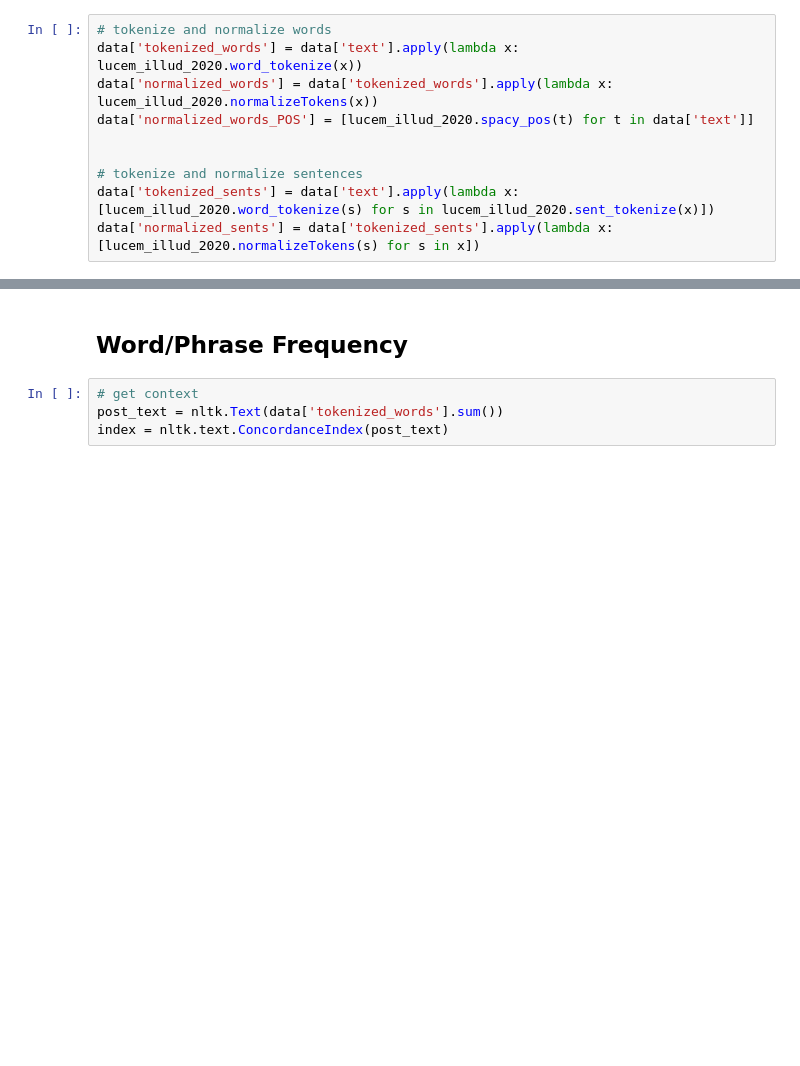
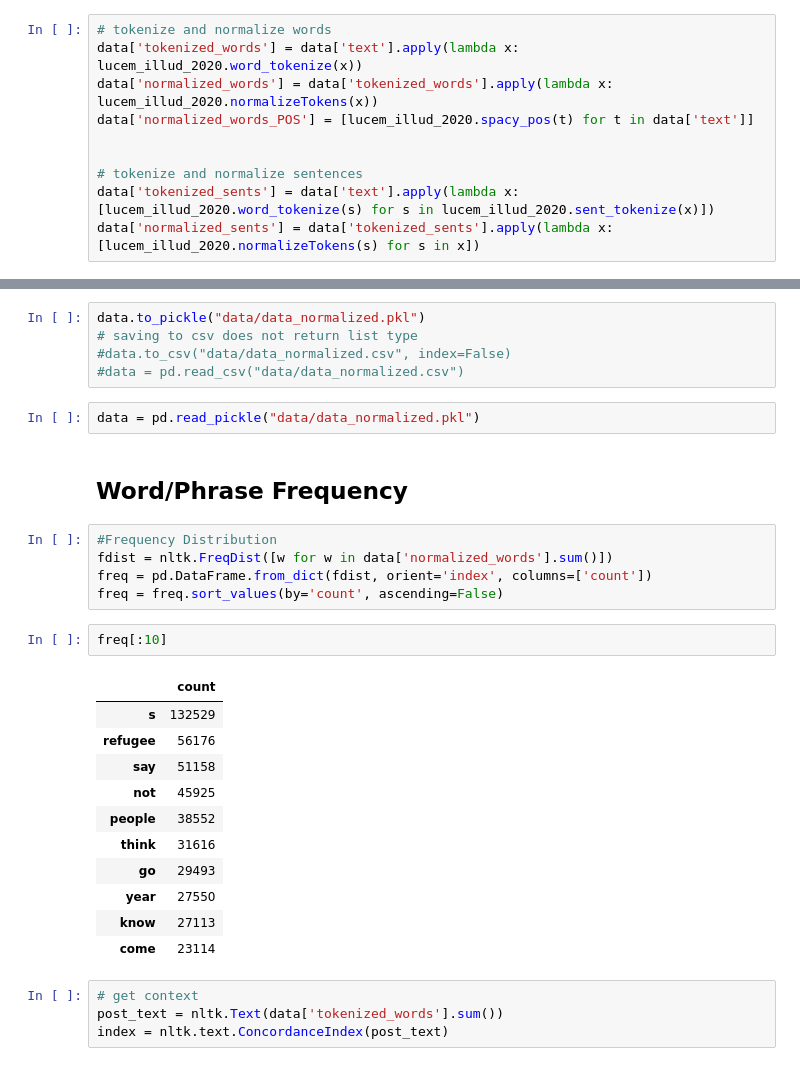
Before and after one commit to rachel-ker/refugeediscourse, a Jupyter notebook: analysis_template.ipynb, the cells around one changed output, grey strips where cells are left out. Cells and saved outputs as stored; diff of their text form; blank space fills up the shorter version.

```diff
--- a/analysis_template.ipynb
+++ b/analysis_template.ipynb
@@ -70,5 +63,31 @@ data[:5]
+# %%
+data.to_pickle("data/data_normalized.pkl")
+# saving to csv does not return list type
+#data.to_csv("data/data_normalized.csv", index=False)
+#data = pd.read_csv("data/data_normalized.csv")
+# %%
+data = pd.read_pickle("data/data_normalized.pkl")
 # %% [markdown]
 ## Word/Phrase Frequency
+# %%
+#Frequency Distribution
+fdist = nltk.FreqDist([w for w in data['normalized_words'].sum()])
+freq = pd.DataFrame.from_dict(fdist, orient='index', columns=['count'])
+freq = freq.sort_values(by='count', ascending=False)
+# %%
+freq[:10]
+# %% [output]
+|  | count |
+| s | 132529 |
+| refugee | 56176 |
+| say | 51158 |
+| not | 45925 |
+| people | 38552 |
+| think | 31616 |
+| go | 29493 |
+| year | 27550 |
+| know | 27113 |
+| come | 23114 |
 # %%
 # get context
 post_text = nltk.Text(data['tokenized_words'].sum())
```
Also changed, not shown: parts of 22 cells of this notebook.
